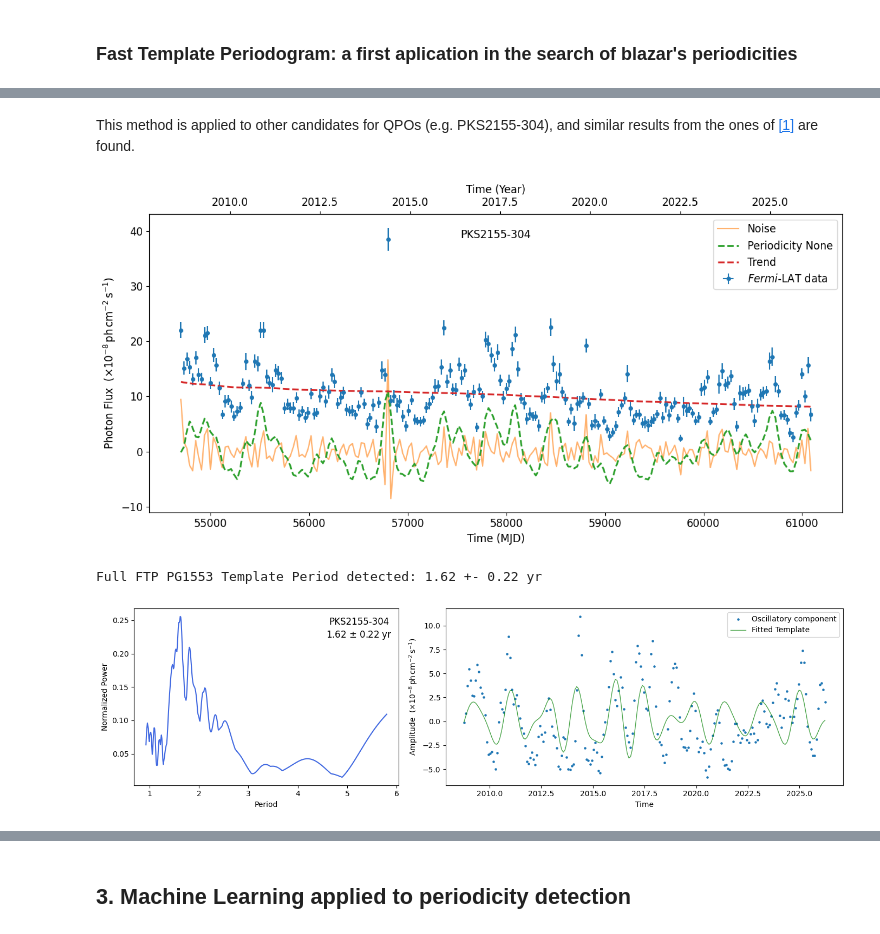
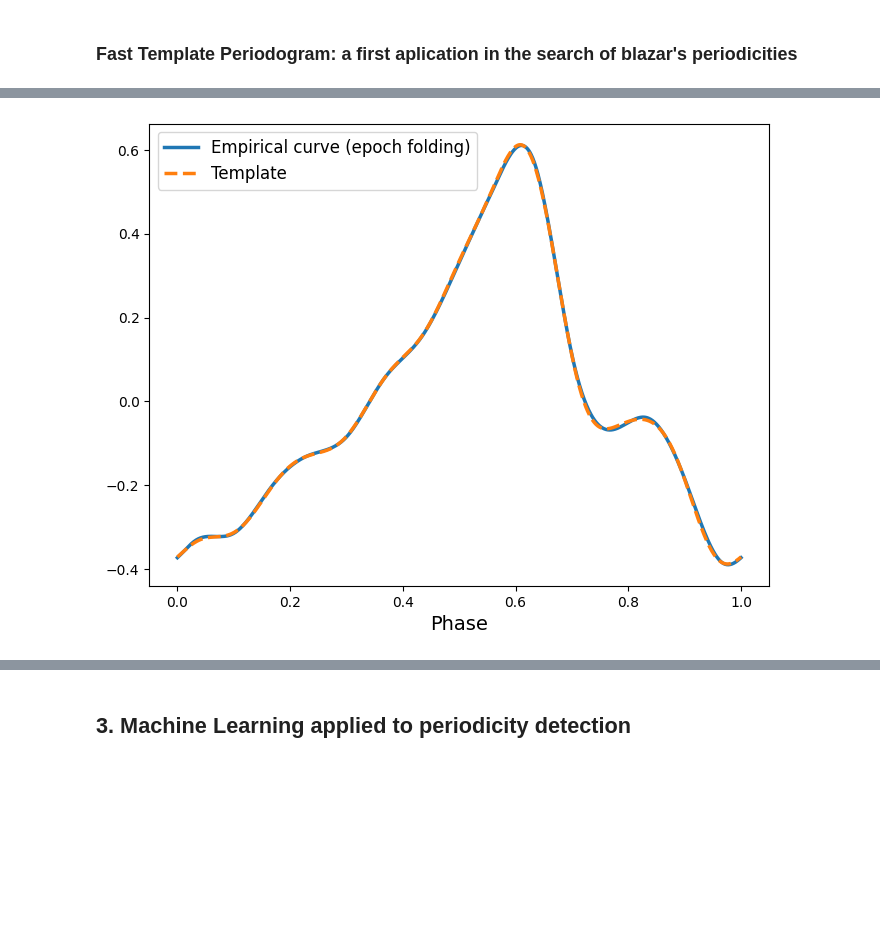
Before and after one commit to AaronAlonsoM/Search-for-SMBH-Systems, a Jupyter notebook: notebooks/Search for Supermassive Binary Black Holes Systems.ipynb, the cells around one changed output, grey strips where cells are left out. Saved outputs shown, nothing was run; the diff lists cells and outputs as text; code cells hidden in the pictures; blank space fills up the shorter version.

```diff
--- a/notebooks/Search for Supermassive Binary Black Holes Systems.ipynb
+++ b/notebooks/Search for Supermassive Binary Black Holes Systems.ipynb
@@ -234,24 +105,18 @@ FTP PG1553 Template Split: 2 Period detected: 2.03 +- 0.52 yr
-# %% [markdown]
-This method is applied to other candidates for QPOs (e.g. PKS2155-304), and similar results from the ones of <a href="#ref1">[1]</a> are found.
-# %%
-blazar = 'PKS2155-304'
-df_data= LCR_data.df_dict[blazar]
-if 'upper_limits' in df_data.columns:
-    df_data['flux_ssa'] = df_data[['flux', 'upper_limits']].sum(axis=1).values
-else:
-    df_data['flux_ssa'] = df_data.flux
-
-
-# Full SSA and LSP periodogram
-time_mjd = df_data.t_mjd.values
-flux_ssa = df_data.flux_ssa.values
-L = int(0.4*len(time_mjd))
-df_ssa = SSA_pyts(time_mjd, flux_ssa, L, freq_bound = freq_bound, c_bound = c_bound)
-
-plot_analysis(df_data, df_ssa, blazar)
-per = Periodogram(df_ssa, blazar)
-pgram_dict_full = per.FTP(template)
-# %% [output]
-[figure, removed]
-Full FTP PG1553 Template Period detected: 1.62 +- 0.22 yr
-[figure, removed]
+# %%
+# Empirical epoch folded template shape
+forma_template = np.loadtxt('.\data\PG1553_template_shape.csv', delimiter = ',')
+
+nharmonics = 8
+
+x = np.linspace(0, 1, 1000)
+template_empirical = Template.from_sampled(forma_template, nharmonics= nharmonics, template_id = 'Empirical PG 1553')
+template_plot = template_empirical(x) / (np.max(template_empirical(x)) - np.min(template_empirical(x)))
+
+plt.figure(figsize = (8, 6))
+plt.plot(x, forma_template, lw = 2.5, label = 'Empirical curve (epoch folding)')
+plt.plot(x, template_plot, linestyle = '--', lw=2.5,  label = f'Template')
+plt.xlabel('Phase', fontsize = 14)
+plt.legend(fontsize = 12)
+plt.show()
+# %% [output]
+[figure, added]
```
Also changed, not shown: parts of 64 cells of this notebook, 9 other files.
